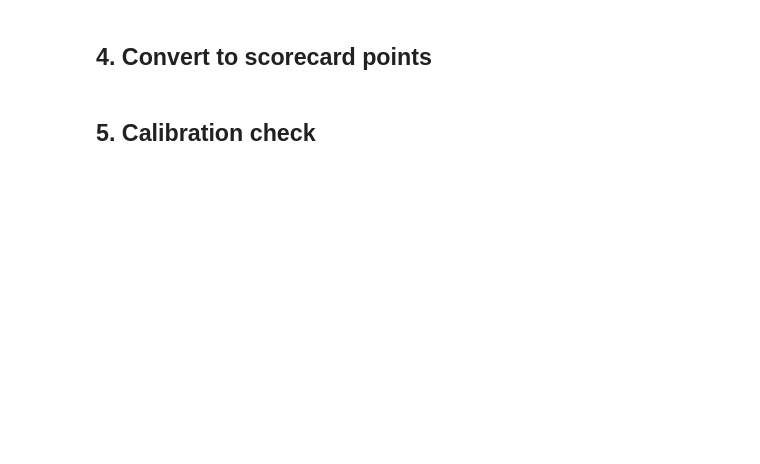
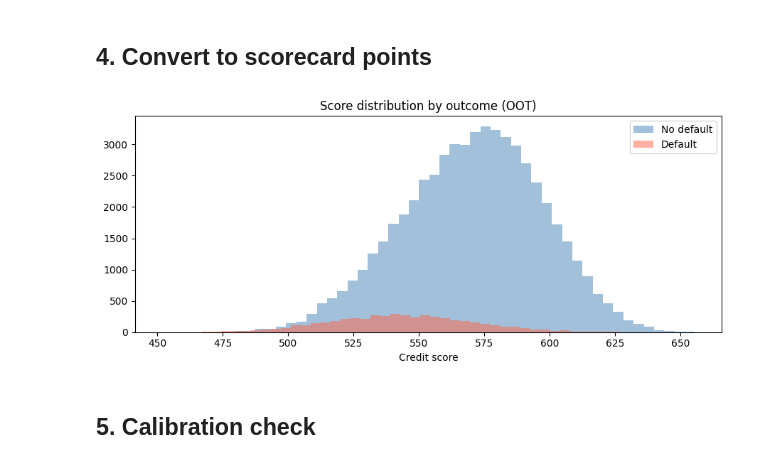
Before and after one commit to leo-lightfoot/Credit-risk-PD, a Jupyter notebook: Notebooks/03_woe_scorecard.ipynb, the cells around one changed output. Cells and saved outputs as stored; diff of their text form; code cells hidden in the pictures; blank space fills up the shorter version.

```diff
--- a/Notebooks/03_woe_scorecard.ipynb
+++ b/Notebooks/03_woe_scorecard.ipynb
@@ -27,0 +37,19 @@ selected_features = []  # paste from notebook 02
+# %%
+# identify categorical features for the binning process
+cat_features = [f for f in selected_features if df[f].dtype == 'object']
+
+binning = BinningProcess(
+    variable_names=selected_features,
+    categorical_variables=cat_features,
+    min_bin_size=0.05,  # each bin must contain at least 5% of the population
+    max_n_bins=8,
+)
+binning.fit(train[selected_features], train['TARGET'])
+
+X_train_woe = binning.transform(train[selected_features], metric='woe')
+X_oot_woe   = binning.transform(oot[selected_features],   metric='woe')
+
+# print each variable's binning table — WoE should be monotone
+for var in selected_features:
+    print(f"\n--- {var} ---")
+    print(binning.get_binned_variable(var).binning_table.build())
@@ -31,0 +76,7 @@ selected_features = []  # paste from notebook 02
+# %%
+lr = LogisticRegression(penalty='l2', C=1.0, solver='lbfgs', max_iter=1000, random_state=42)
+lr.fit(X_train_woe, train['TARGET'])
+
+# coefficients — positive coef = higher WoE = higher predicted risk
+coef_df = pd.DataFrame({'feature': selected_features, 'coefficient': lr.coef_[0]})
+print(coef_df.sort_values('coefficient').to_string(index=False))
@@ -36,2 +103,23 @@ selected_features = []  # paste from notebook 02
+# %%
+# standard scorecard scaling: PDO=20, base score=600 at 50:1 odds
+PDO, base_score, base_odds = 20, 600, 50
+factor = PDO / np.log(2)
+offset = base_score - factor * np.log(base_odds)
+
+# convert predicted probability to score — higher score = lower risk
+y_pred_proba = lr.predict_proba(X_oot_woe)[:, 1]
+oot_scores   = offset + factor * np.log((1 - y_pred_proba) / y_pred_proba)
+
+fig, ax = plt.subplots(figsize=(9, 4))
+ax.hist(oot_scores[oot['TARGET'] == 0], bins=50, alpha=0.5, label='No default', color='steelblue')
+ax.hist(oot_scores[oot['TARGET'] == 1], bins=50, alpha=0.5, label='Default',    color='tomato')
+ax.set_xlabel('Credit score')
+ax.set_title('Score distribution by outcome (OOT)')
+ax.legend()
+plt.tight_layout()
+plt.savefig(OUT / 'score_distribution.png', dpi=100)
+plt.show()
+# %% [output]
+[figure, added]
 # %% [markdown]
 ## 5. Calibration check
```
Also changed, not shown: parts of 10 cells of this notebook, 3 other files.
